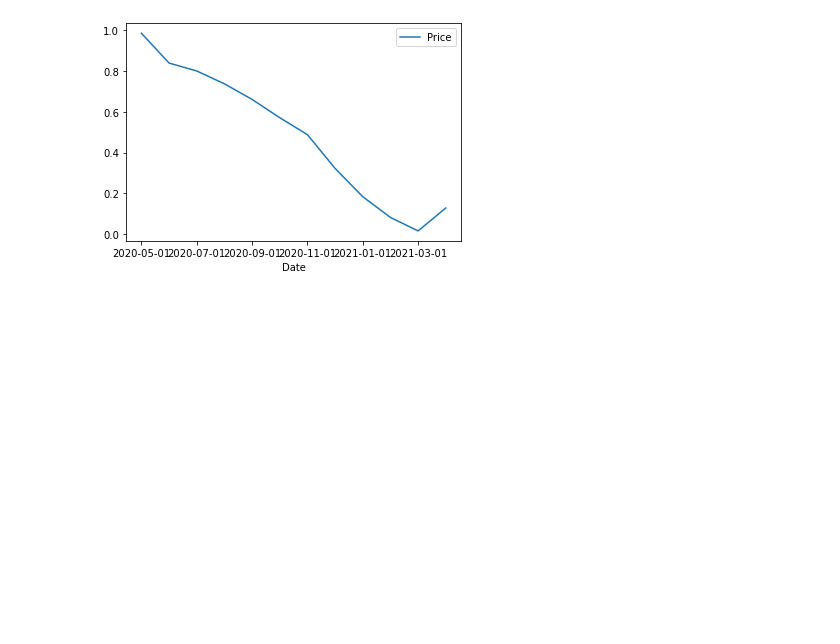
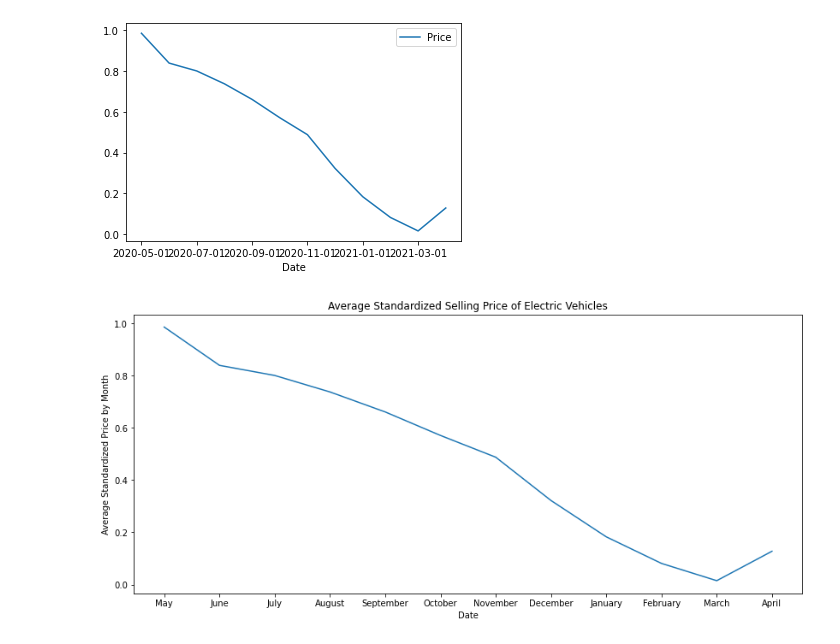
Before and after one commit to OnBlockHocTaco/CoPilot, a Jupyter notebook: EVAnalysis/EVCulmination.ipynb, the cells around one changed output. Saved outputs shown, nothing was run; the diff lists cells and outputs as text; code cells hidden in the pictures; blank space fills up the shorter version.

```diff
--- a/EVAnalysis/EVCulmination.ipynb
+++ b/EVAnalysis/EVCulmination.ipynb
@@ -1,11 +1,17 @@
 # %%
 import pandas as pd
 import numpy as np
+import matplotlib.pyplot as plt
+import seaborn as sns
 xl = pd.ExcelFile("SELF-19712 - Monthly pull by trim.xlsx")
 df = xl.parse("Sheet1")
 Dates = ["2020-05-01", "2020-06-01", "2020-07-01", "2020-08-01", "2020-09-01", "2020-10-01", "2020-11-01",
         "2020-12-01", "2021-01-01", "2021-02-01", "2021-03-01", "2021-04-01"]
 CompleteStandardized = []
+Month = ["May", "June", "July", "August", "September", "October", "November", "December", "January", "February", "March", "April"]
+MonthData = {'Date': Dates,
+        'Word': Month}
+Months = pd.DataFrame(MonthData)
 # %%
 #Audi eTron
 eTron2016 = df.loc[(df['ReportDate'].isin(Dates)) & (df['ModelYear'] == 2016) & (df["DivisionName"] == "Audi") & (df["ModelName"] == "A3 e-tron") & (df["Trim"] == "Premium") & (df['StockType'] == "used")]
@@ -310,3 +316,11 @@ ElectricVehicles.plot.line(x='Date', y='Price')
 # %% [output]
 <matplotlib.axes._subplots.AxesSubplot at 0x...>
 [figure]
+# %%
+plt.figure(figsize=(14,6))
+plt.title("Average Standardized Selling Price of Electric Vehicles")
+lp = sns.lineplot(x = Dates, y = ElectricVehicles["Price"])
+lp.set(xlabel='Date', ylabel='Average Standardized Price by Month')
+setter = lp.set_xticklabels(Months['Word'])
+# %% [output]
+[figure, added]
```
Also changed, not shown: parts of 1 cell of this notebook, 3 other files.
